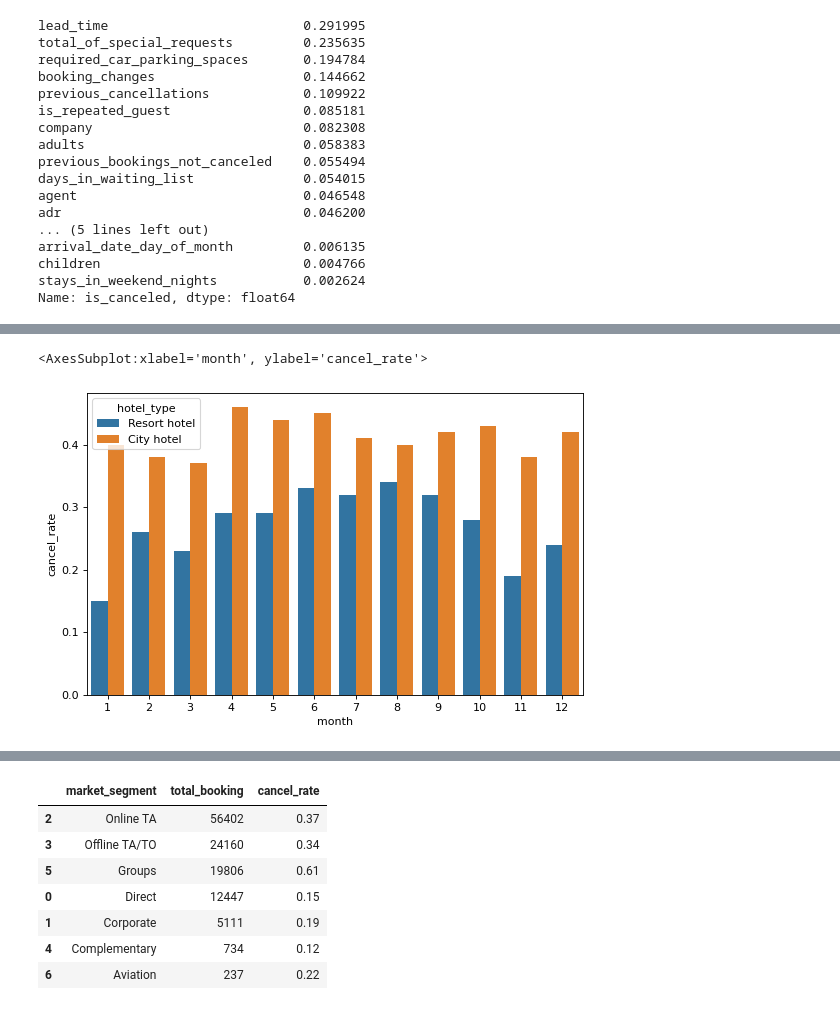
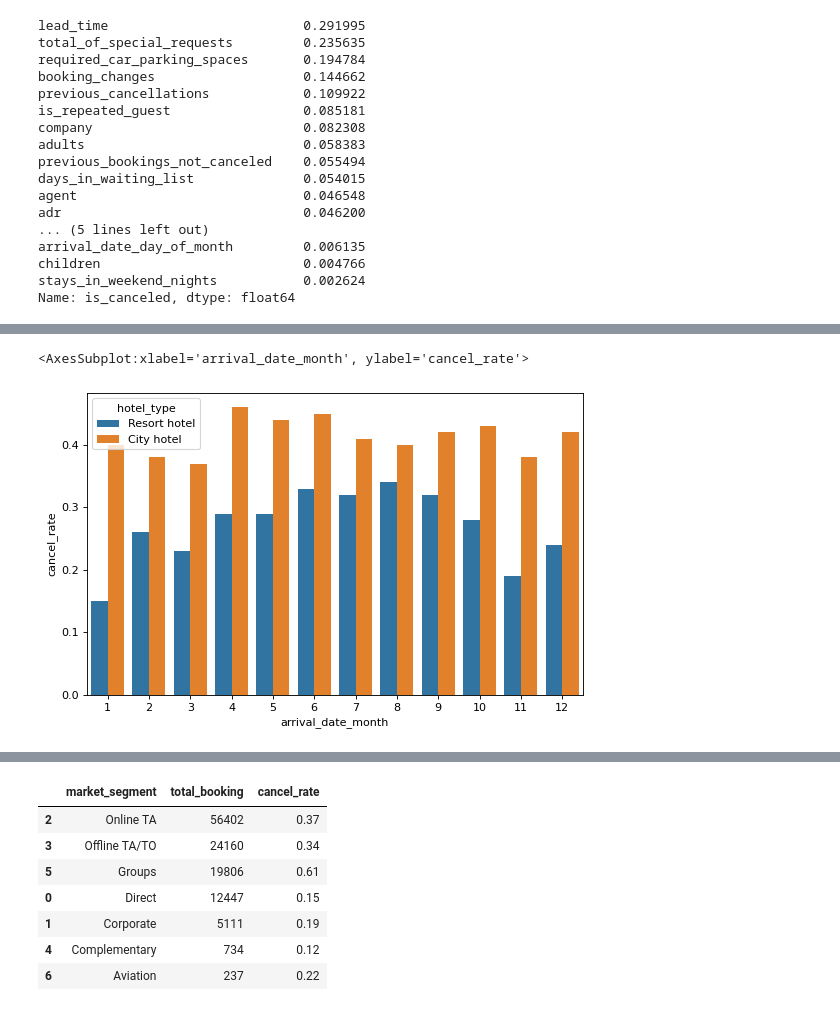
Before and after one commit to Mengyao41/ML_proj2, a Jupyter notebook: data.ipynb, the cells around one changed output, grey strips where cells are left out. Drawn from its saved outputs; the diff is of its cells as text; code cells hidden in the pictures.

```diff
--- a/data.ipynb
+++ b/data.ipynb
@@ -164,17 +164,21 @@ def cancel_by_group(d, feature_name):
     sort_value = feature_cancel.sort_values(by = ['total_booking'], ascending = False)
     return sort_value
 # %%
-resort_month = cancel_by_group(d[d['hotel'] == 'Resort Hotel'], 'arrival_date_month').sort_values(by = ['arrival_date_month'])
-city_month = cancel_by_group(d[d['hotel'] == 'City Hotel'], 'arrival_date_month').sort_values(by = ['arrival_date_month'])
-hotel_type = ['']
-resort_cancel = pd.DataFrame({'month': resort_month['arrival_date_month'],
-                      'cancel_rate': resort_month['cancel_rate'],
-                      'hotel_type': 'Resort hotel'})
-city_cancel = pd.DataFrame({'month': city_month['arrival_date_month'],
-                      'cancel_rate': city_month['cancel_rate'],
-                      'hotel_type': 'City hotel'})
-month_cancel = pd.concat([resort_cancel, city_cancel], ignore_index=True)
-sns.barplot(x = "month", y = "cancel_rate" , hue="hotel_type", data=month_cancel)
+def hotel_cancel(d, feature_name):
+    resort = cancel_by_group(d[d['hotel'] == 'Resort Hotel'], feature_name).sort_values(by = [feature_name])
+    city = cancel_by_group(d[d['hotel'] == 'City Hotel'], feature_name).sort_values(by = [feature_name])
+    hotel_type = ['']
+    resort_cancel = pd.DataFrame({feature_name: resort[feature_name],
+                                  'cancel_rate': resort['cancel_rate'],
+                                  'hotel_type': 'Resort hotel'})
+    city_cancel = pd.DataFrame({feature_name: city[feature_name],
+                                'cancel_rate': city['cancel_rate'],
+                                'hotel_type': 'City hotel'})
+    cancel = pd.concat([resort_cancel, city_cancel], ignore_index=True)
+    return cancel
-# %% [output]
-<AxesSubplot:xlabel='month', ylabel='cancel_rate'>
-[figure, removed]
+# %%
+hotel_month = hotel_cancel(d, 'arrival_date_month')
+sns.barplot(x = 'arrival_date_month', y = "cancel_rate" , hue="hotel_type", data = hotel_month)
+# %% [output]
+<AxesSubplot:xlabel='arrival_date_month', ylabel='cancel_rate'>
+[figure, added]
```
Also changed, not shown: parts of 7 cells of this notebook, 1 other file.
